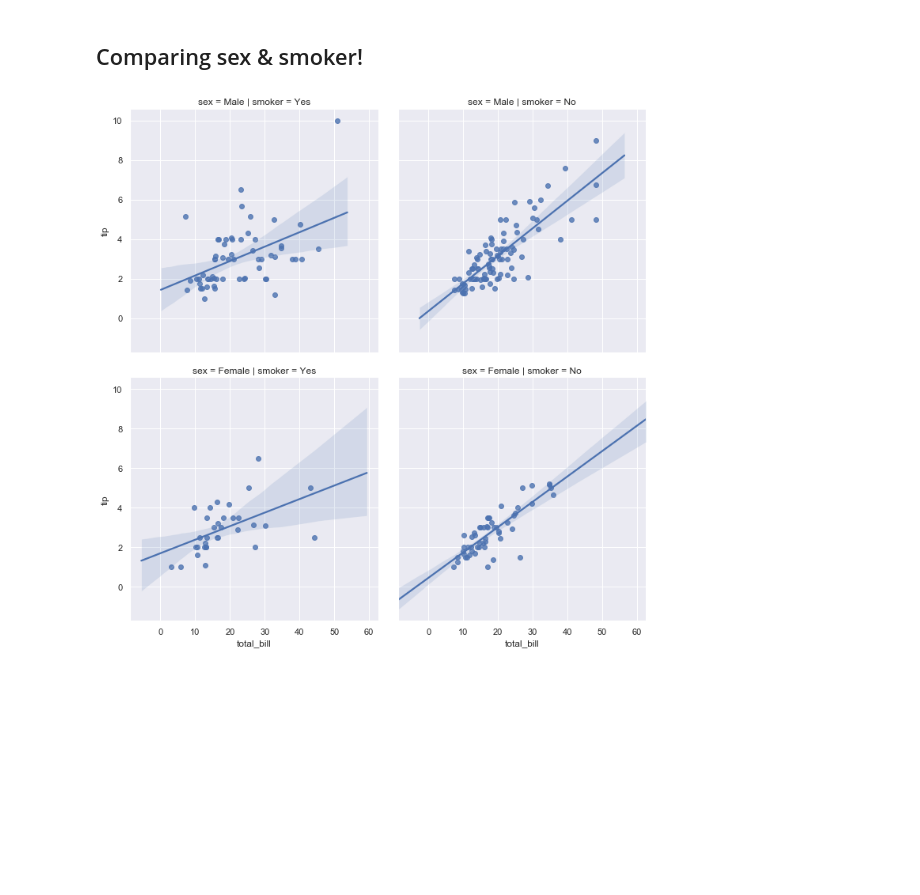
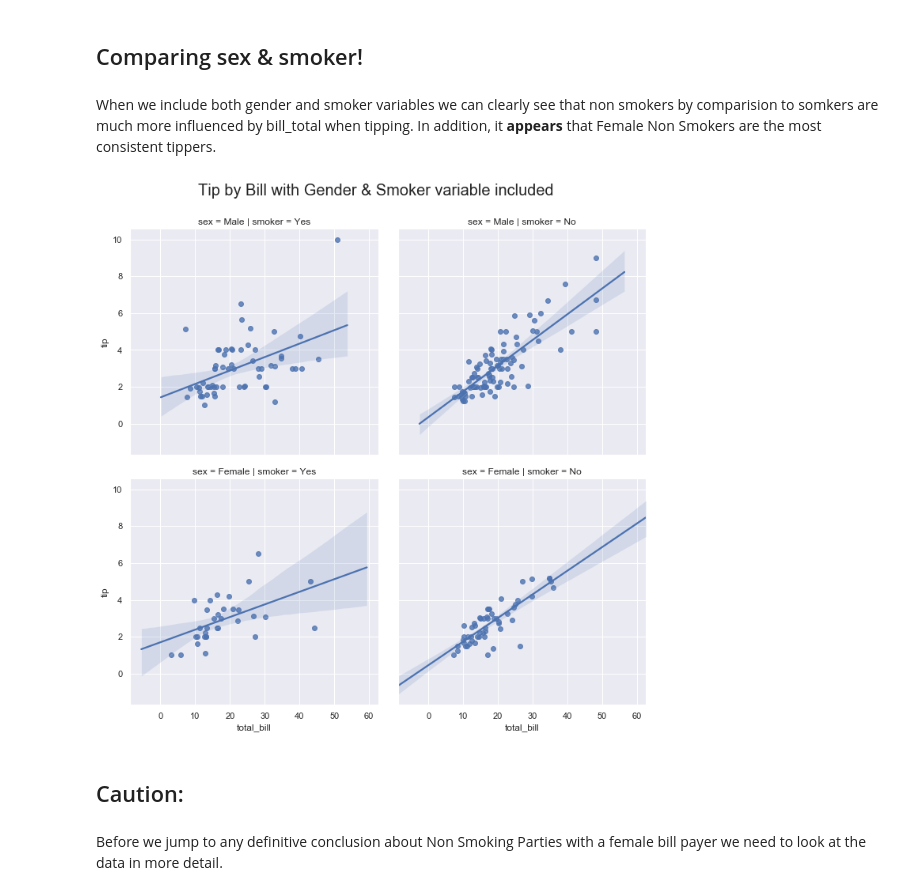
Before and after one commit to fionaoriordan/52446_19_tips, a Jupyter notebook: tips_notebook.ipynb, the cells around one changed output. Saved outputs shown, nothing was run; the diff lists cells and outputs as text; code cells hidden in the pictures; blank space fills up the shorter version.

```diff
--- a/tips_notebook.ipynb
+++ b/tips_notebook.ipynb
@@ -369,6 +382,17 @@ Text(0.5, 0.98, 'Tip by Bill with Gender variable included')
 # %% [markdown]
 ## Comparing sex & smoker!
-# %%
-g = sns.lmplot(x="total_bill", y="tip", col = 'smoker', row = 'sex', data=df)
-# %% [output]
-[figure, removed]
+# %% [markdown]
+When we include both gender and smoker variables we can clearly see that non smokers by comparision to somkers are much more influenced by bill_total when tipping. In addition, it **appears** that Female Non Smokers are the most consistent tippers.
+# %%
+g3 = sns.lmplot(x="total_bill", y="tip", col = 'smoker', row = 'sex', data=df)
+
+#Adapted from :https://stackoverflow.com/a/42030162 to adjust the title up a little
+g3.fig.subplots_adjust(top=0.9)
+g3.fig.suptitle("Tip by Bill with Gender & Smoker variable included", fontsize = 20)
+plt.show()
+# %% [output]
+[figure, added]
+# %% [markdown]
+## Caution:
+# %% [markdown]
+Before we jump to any definitive conclusion about Non Smoking Parties with a female bill payer we need to look at the data in more detail.
```
Also changed, not shown: parts of 10 cells of this notebook.
